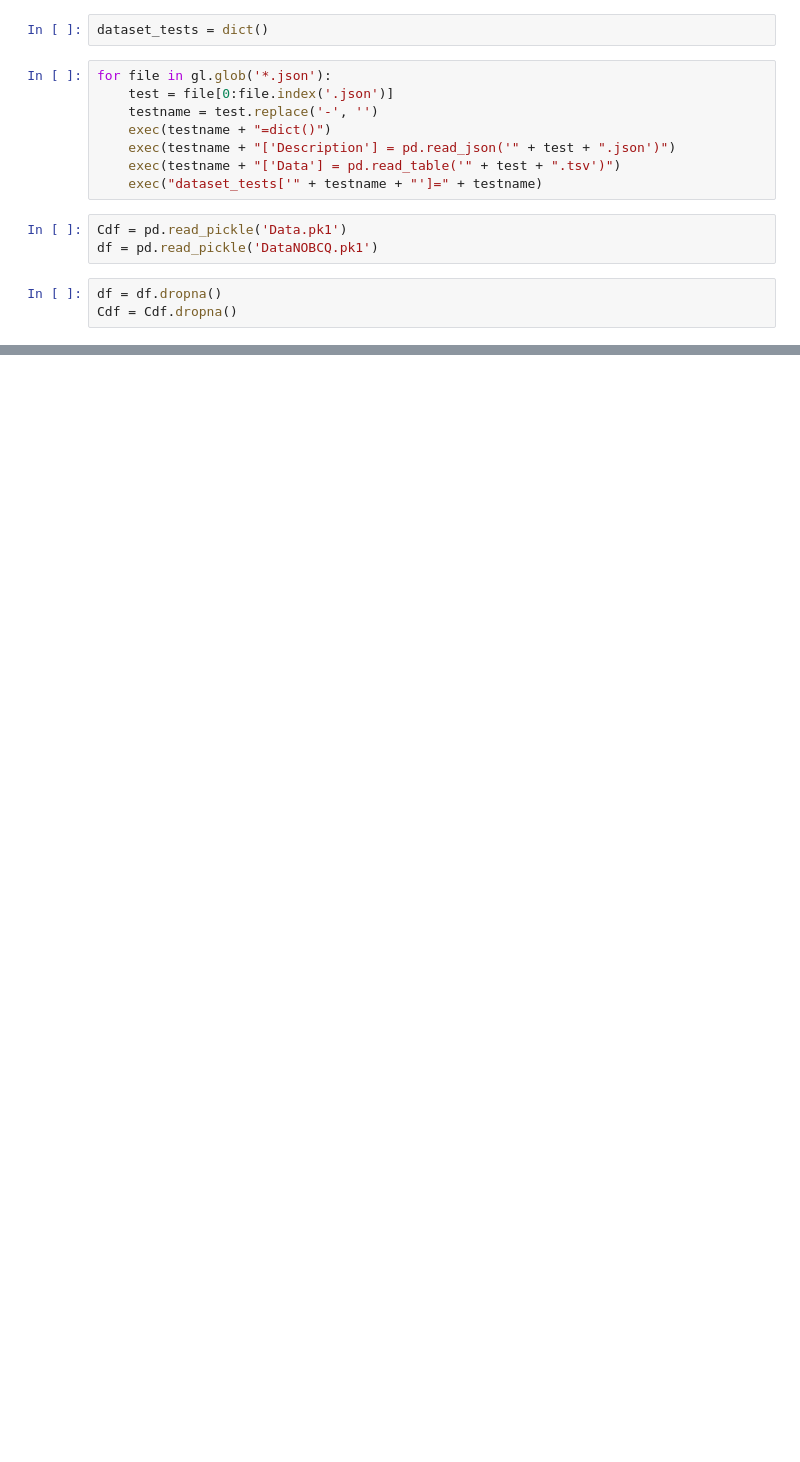
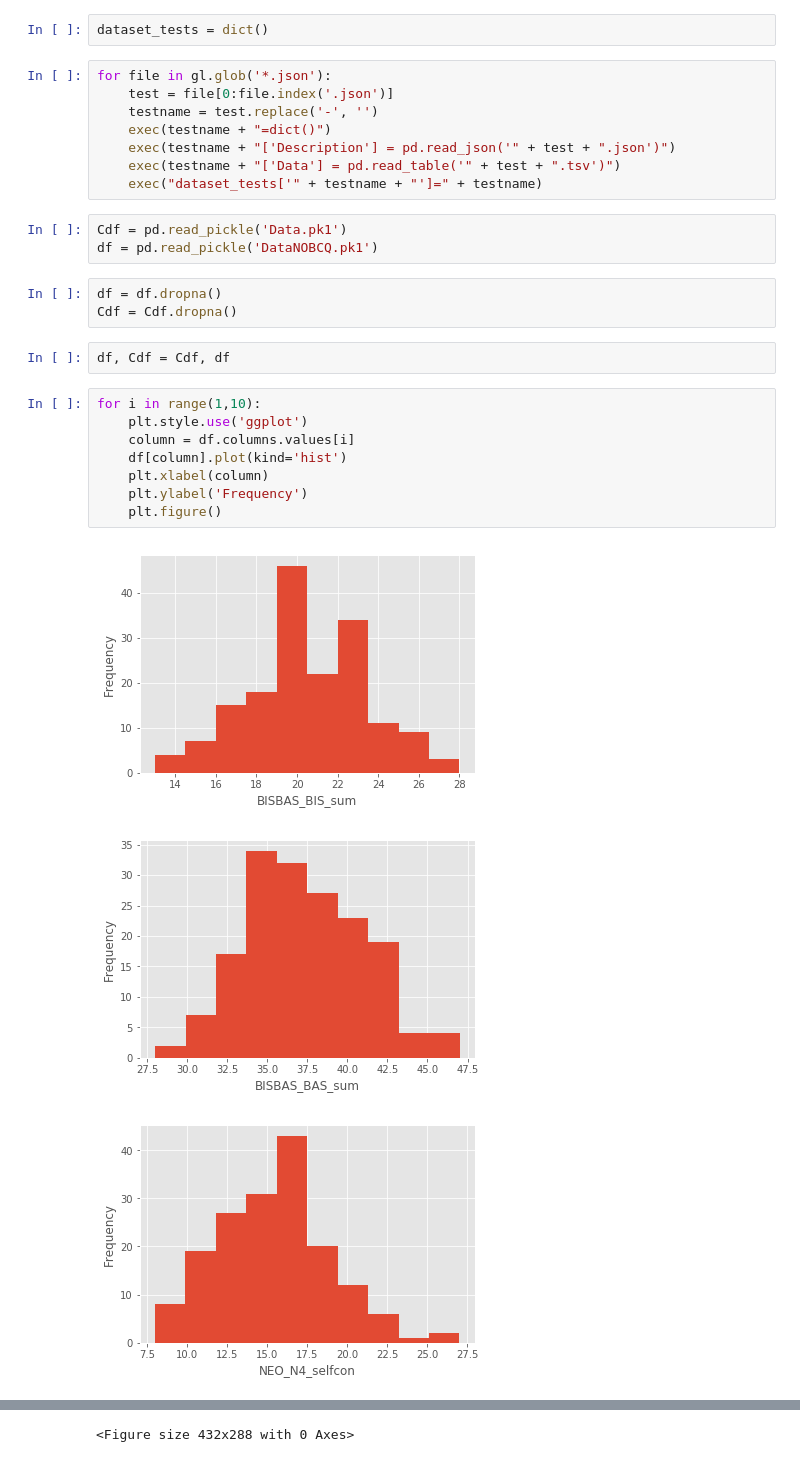
Before and after one commit to aymane399/Machine-learning-on-Neuroscience-datasets, a Jupyter notebook: Dataset.ipynb, the cells around one changed output, grey strips where cells are left out. Drawn from its saved outputs; the diff is of its cells as text; blank space fills up the shorter version.

```diff
--- a/Dataset.ipynb
+++ b/Dataset.ipynb
@@ -45,3 +47,17 @@ df = pd.read_pickle('DataNOBCQ.pk1')
 # %%
 df = df.dropna()
 Cdf = Cdf.dropna()
+# %%
+df, Cdf = Cdf, df
+# %%
+for i in range(1,10):
+    plt.style.use('ggplot')
+    column = df.columns.values[i]
+    df[column].plot(kind='hist')
+    plt.xlabel(column)
+    plt.ylabel('Frequency')
+    plt.figure()
+# %% [output]
+[figure, added]
+[figure, added]
+[figure, added]
@@ -47,0 +70 @@ Cdf = Cdf.dropna()
+<Figure size 432x288 with 0 Axes>
```
Also changed, not shown: parts of 8 cells of this notebook.
